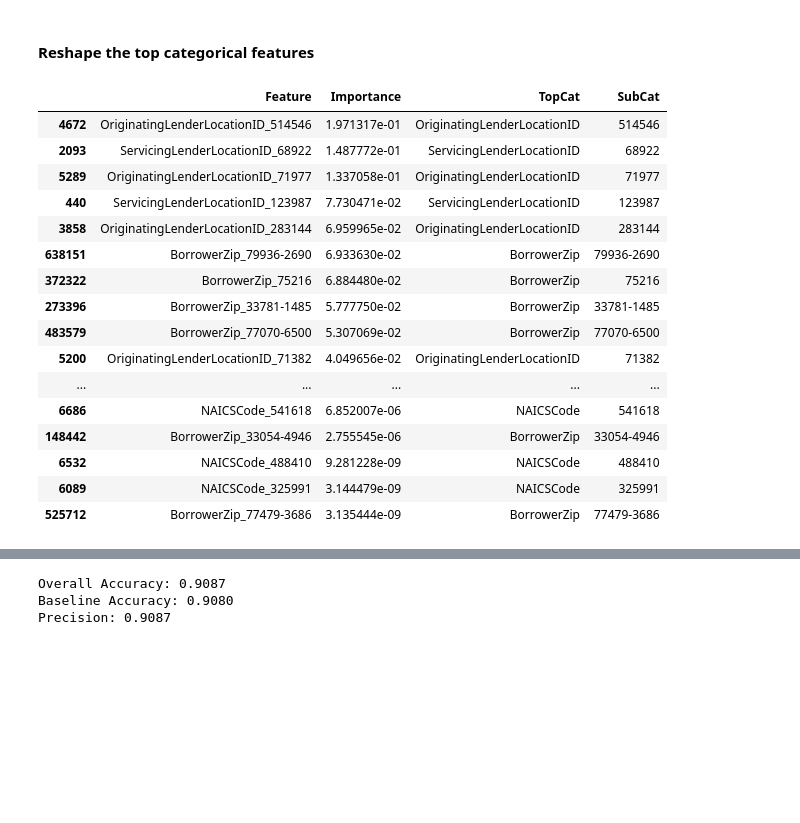
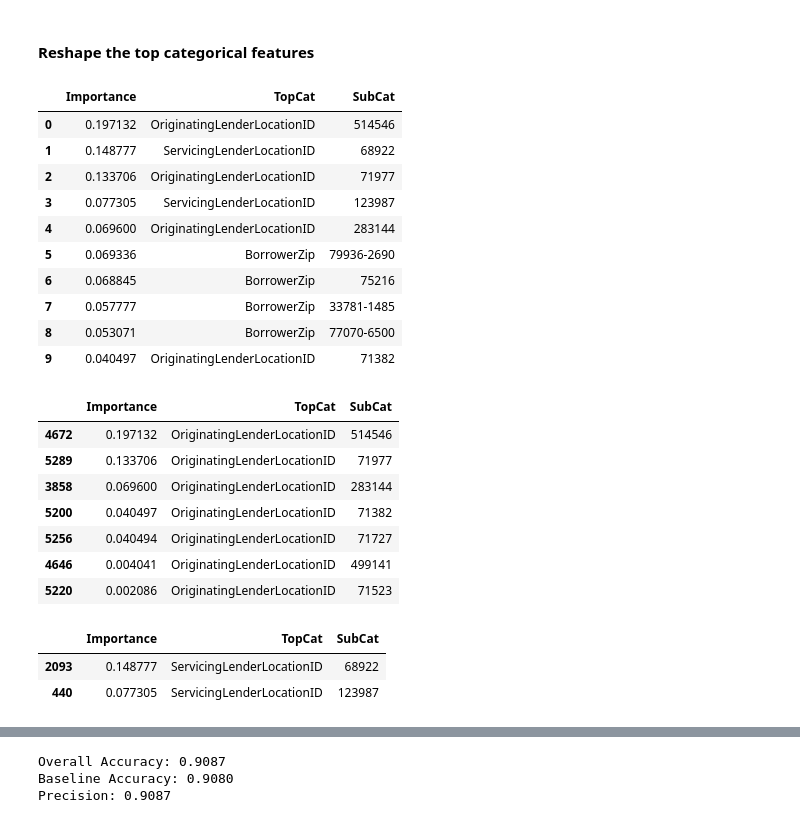
Before and after one commit to sheisroot/PPP-loan-repayment, a Jupyter notebook: code/10_LoanStatus_model_.ipynb, the cells around one changed output, grey strips where cells are left out. Saved outputs shown, nothing was run; the diff lists cells and outputs as text; code cells hidden in the pictures; blank space fills up the shorter version.

```diff
--- a/code/10_LoanStatus_model_.ipynb
+++ b/code/10_LoanStatus_model_.ipynb
@@ -89,8 +101,11 @@ numerical_cols = X.select_dtypes(exclude=['object']).columns.tolist()
 # Preprocessing pipeline for categorical features
 preprocessor = ColumnTransformer(transformers=[
     ('oh', OneHotEncoder(handle_unknown='ignore'), categorical_cols),
-    ('num', StandardScaler(), numerical_cols)
+    ('num', StandardScaler(), numerical_cols),
+   # ('selector', ColumnSelector(columns=~df.columns.isin(columns_to_drop)), slice(None)),
 ])
+
+## TODO stop here, it's too much work to reshape the categorical values
 # %%
 # Define the Random Forest model with preprocessing and classifier
 # Use default tuning parameters
@@ -98,6 +113,7 @@ rf = RandomForestClassifier(n_estimators=5, max_depth=3, )
 
 pipe = Pipeline(steps=[
     ('preprocessor', preprocessor),
+    ('feature_selector', SelectColumnsTransFormer
     ('rf', rf)
 ])
 # %%
@@ -191,25 +207,8 @@ def extract_name(f):
 def extract_cat(f):
     return f.split('_')[1]
 # %%
-extraction_df = pd.DataFrame(top_features)
+extraction_df = pd.DataFrame(sorted_importances).drop(columns=['Feature'])
 extraction_df['TopCat'] = top_features['Feature'].apply(extract_name)
 extraction_df['SubCat'] = top_features['Feature'].apply(extract_cat)
-extraction_df
+extraction_df = extraction_df.reset_index(drop=True) # resets index after sorting for ease
+# extraction_df.shape
-# %% [output]
-|  | Feature | Importance | TopCat | SubCat |
-| 4672 | OriginatingLenderLocationID_514546 | 1.971317e-01 | OriginatingLenderLocationID | 514546 |
-| 2093 | ServicingLenderLocationID_68922 | 1.487772e-01 | ServicingLenderLocationID | 68922 |
-| 5289 | OriginatingLenderLocationID_71977 | 1.337058e-01 | OriginatingLenderLocationID | 71977 |
-| 440 | ServicingLenderLocationID_123987 | 7.730471e-02 | ServicingLenderLocationID | 123987 |
-| 3858 | OriginatingLenderLocationID_283144 | 6.959965e-02 | OriginatingLenderLocationID | 283144 |
-| 638151 | BorrowerZip_79936-2690 | 6.933630e-02 | BorrowerZip | 79936-2690 |
-| 372322 | BorrowerZip_75216 | 6.884480e-02 | BorrowerZip | 75216 |
-| 273396 | BorrowerZip_33781-1485 | 5.777750e-02 | BorrowerZip | 33781-1485 |
-| 483579 | BorrowerZip_77070-6500 | 5.307069e-02 | BorrowerZip | 77070-6500 |
-| 5200 | OriginatingLenderLocationID_71382 | 4.049656e-02 | OriginatingLenderLocationID | 71382 |
-| ... | ... | ... | ... | ... |
-| 6686 | NAICSCode_541618 | 6.852007e-06 | NAICSCode | 541618 |
-| 148442 | BorrowerZip_33054-4946 | 2.755545e-06 | BorrowerZip | 33054-4946 |
-| 6532 | NAICSCode_488410 | 9.281228e-09 | NAICSCode | 488410 |
-| 6089 | NAICSCode_325991 | 3.144479e-09 | NAICSCode | 325991 |
-| 525712 | BorrowerZip_77479-3686 | 3.135444e-09 | BorrowerZip | 77479-3686 |
@@ -217,0 +215,37 @@ top_features['Feature']
+# %%
+extraction_df.iloc[:10,:]
+# %% [output]
+|  | Importance | TopCat | SubCat |
+| 0 | 0.197132 | OriginatingLenderLocationID | 514546 |
+| 1 | 0.148777 | ServicingLenderLocationID | 68922 |
+| 2 | 0.133706 | OriginatingLenderLocationID | 71977 |
+| 3 | 0.077305 | ServicingLenderLocationID | 123987 |
+| 4 | 0.069600 | OriginatingLenderLocationID | 283144 |
+| 5 | 0.069336 | BorrowerZip | 79936-2690 |
+| 6 | 0.068845 | BorrowerZip | 75216 |
+| 7 | 0.057777 | BorrowerZip | 33781-1485 |
+| 8 | 0.053071 | BorrowerZip | 77070-6500 |
+| 9 | 0.040497 | OriginatingLenderLocationID | 71382 |
+# %%
+# Originating lenders top 10
+top_orig_lend_ID = extraction_df[extraction_df['TopCat'] == 'OriginatingLenderLocationID'].sort_values(by='Importance', ascending=False).iloc[:10,:]
+
+top_orig_lend_ID
+# %% [output]
+|  | Importance | TopCat | SubCat |
+| 4672 | 0.197132 | OriginatingLenderLocationID | 514546 |
+| 5289 | 0.133706 | OriginatingLenderLocationID | 71977 |
+| 3858 | 0.069600 | OriginatingLenderLocationID | 283144 |
+| 5200 | 0.040497 | OriginatingLenderLocationID | 71382 |
+| 5256 | 0.040494 | OriginatingLenderLocationID | 71727 |
+| 4646 | 0.004041 | OriginatingLenderLocationID | 499141 |
+| 5220 | 0.002086 | OriginatingLenderLocationID | 71523 |
+# %%
+# Servicing lenders top 10
+top_serv_lend_ID = extraction_df[extraction_df['TopCat'] == 'ServicingLenderLocationID'].sort_values(by='Importance', ascending=False).iloc[:10,:]
+
+top_serv_lend_ID
+# %% [output]
+|  | Importance | TopCat | SubCat |
+| 2093 | 0.148777 | ServicingLenderLocationID | 68922 |
+| 440 | 0.077305 | ServicingLenderLocationID | 123987 |
```
Also changed, not shown: parts of 6 cells of this notebook, 1 other file.
